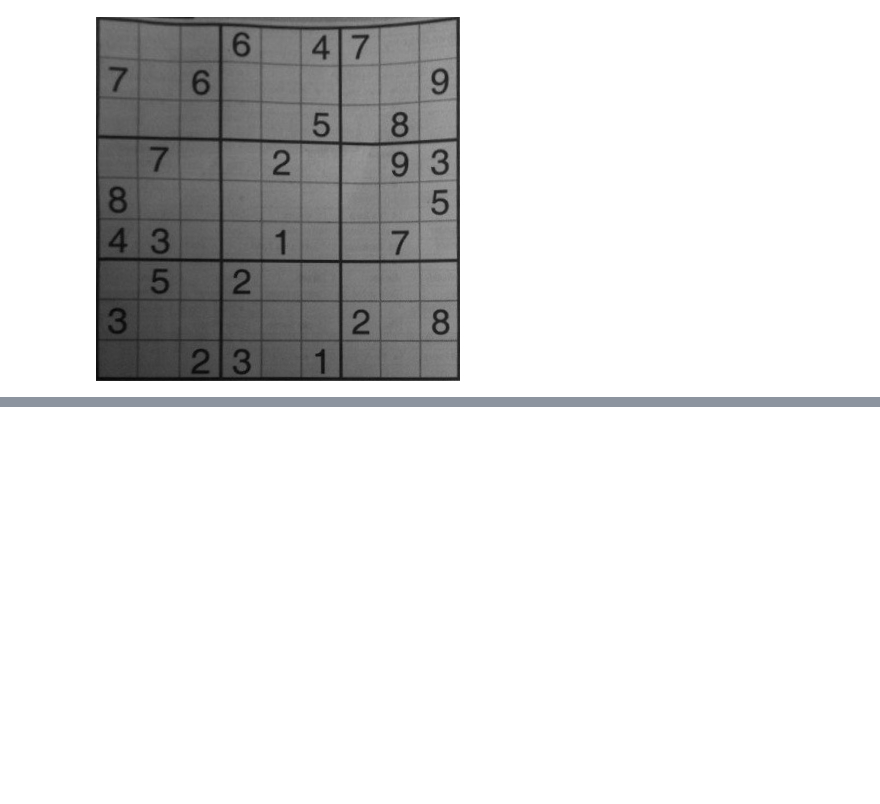
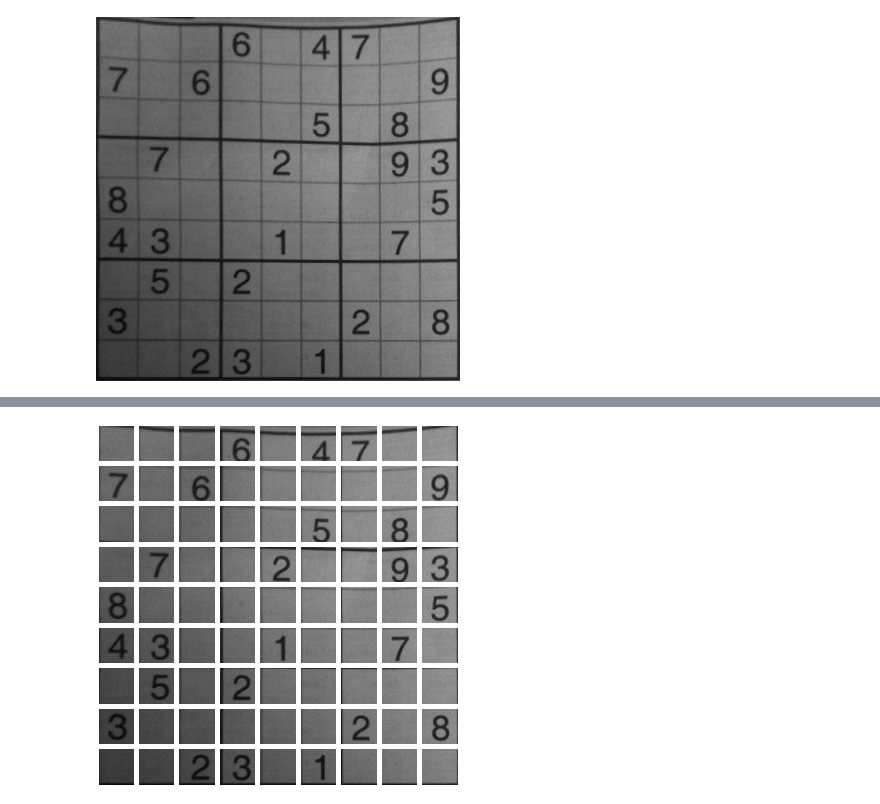
Before and after one commit to aarsh2211/SudokuSolver, a Jupyter notebook: sudokuSolver.ipynb, the cells around one changed output, grey strips where cells are left out. Drawn from its saved outputs; the diff is of its cells as text; code cells hidden in the pictures; blank space fills up the shorter version.

```diff
--- a/sudokuSolver.ipynb
+++ b/sudokuSolver.ipynb
@@ -84,0 +82,20 @@ Saving sudoku.jpeg to sudoku.jpeg
+# %%
+def getthesquares(img):
+  squares = []
+  side = img.shape[:1]
+  side = side[0]/9
+  for i in range (9):
+    for j in range(9):
+      p1 = (i*side,j*side) #tl
+      p2 = ((i+1)*side, (j+1)*side) #br
+      squares.append((p1,p2))
+  return squares
+# %%
+thesquares = getthesquares(cropped_image)
+# %%
+squarefit = cropped_image.copy()
+for i in range (80):
+   cv2.rectangle(squarefit,(int(thesquares[i][0][0]),int(thesquares[i][0][1])),(int(thesquares[i+1][1][0]),int(thesquares[i][1][1])), (255,0,0), 3)
+cv2_imshow(squarefit)
+# %% [output]
+[figure, added]
```
Also changed, not shown: parts of 2 cells of this notebook.
